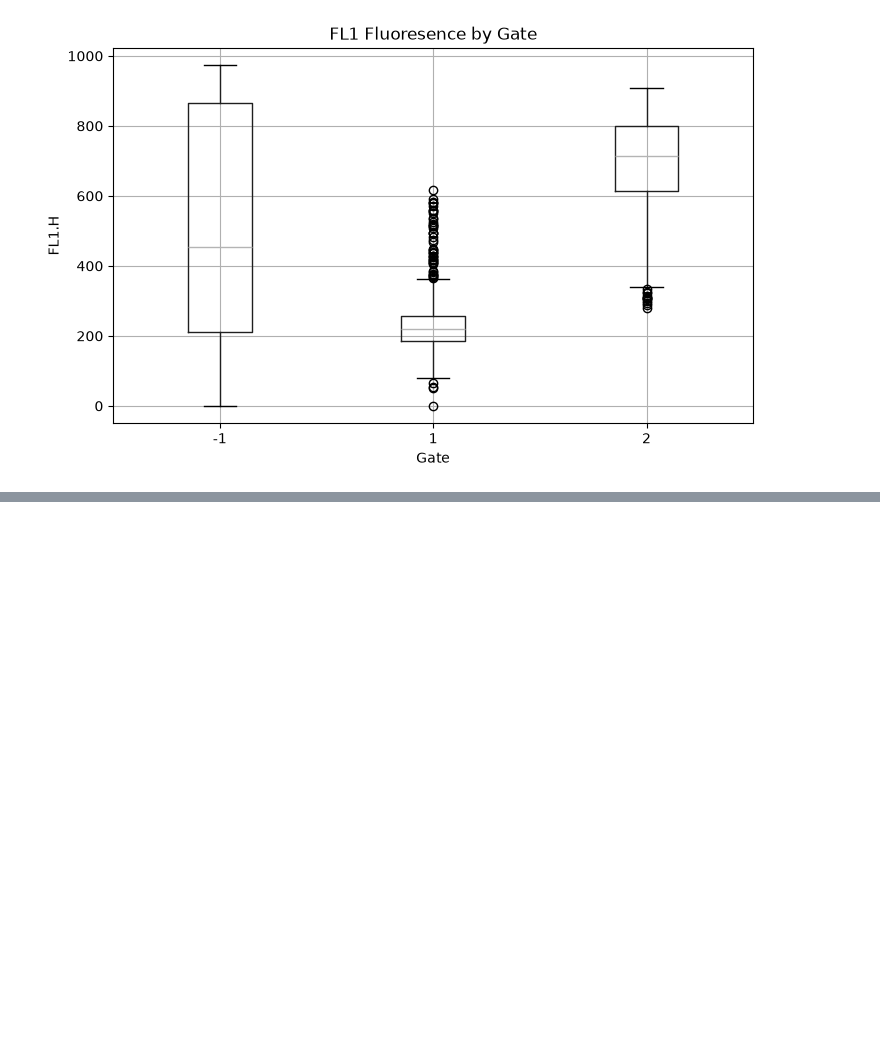
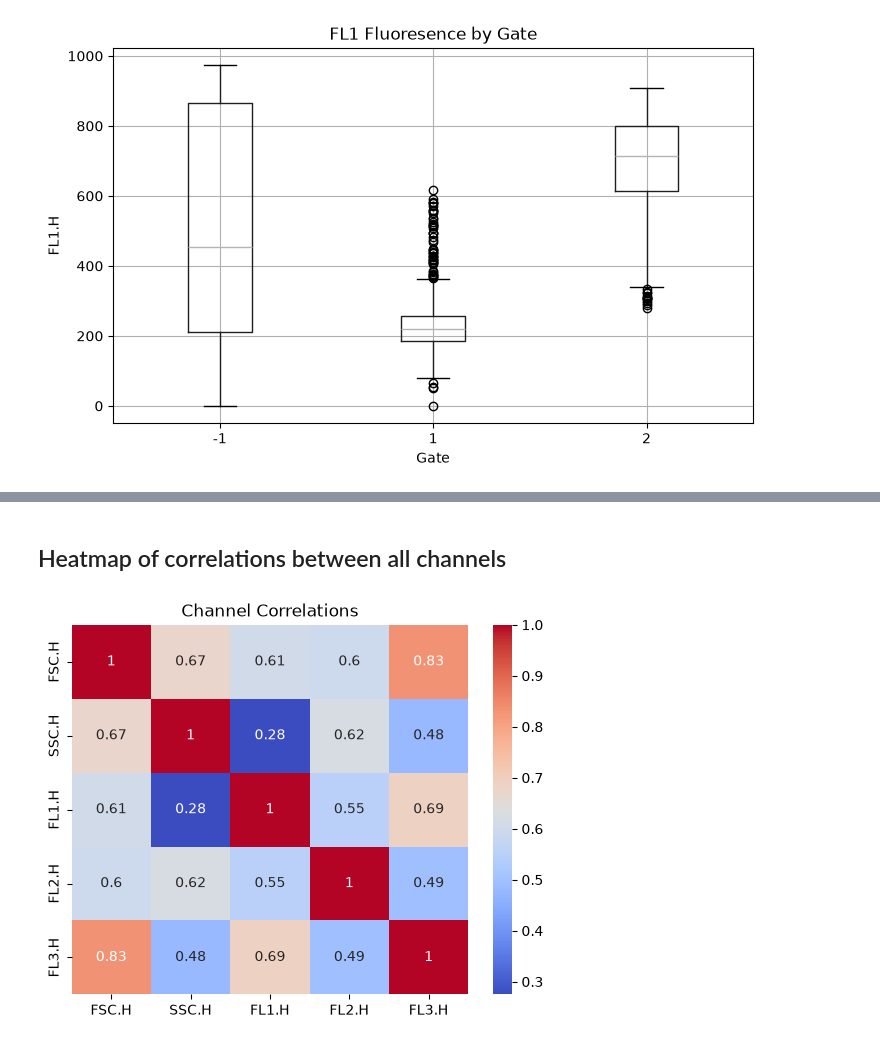
Before and after one commit to dinatonne/testing-kaggle, a Jupyter notebook: flow_cyt_data.ipynb, the cells around one changed output, grey strips where cells are left out. Saved outputs shown, nothing was run; the diff lists cells and outputs as text; code cells hidden in the pictures; blank space fills up the shorter version.

```diff
--- a/flow_cyt_data.ipynb
+++ b/flow_cyt_data.ipynb
@@ -184,0 +246,9 @@ plt.show()
+# %% [markdown]
+## Heatmap of correlations between all channels
+# %%
+corr = df[['FSC.H', 'SSC.H', 'FL1.H', 'FL2.H', 'FL3.H']].corr()
+sns.heatmap(corr, annot=True, cmap='coolwarm')
+plt.title('Channel Correlations')
+plt.show()
+# %% [output]
+[figure, added]
```
Also changed, not shown: parts of 10 cells of this notebook.
